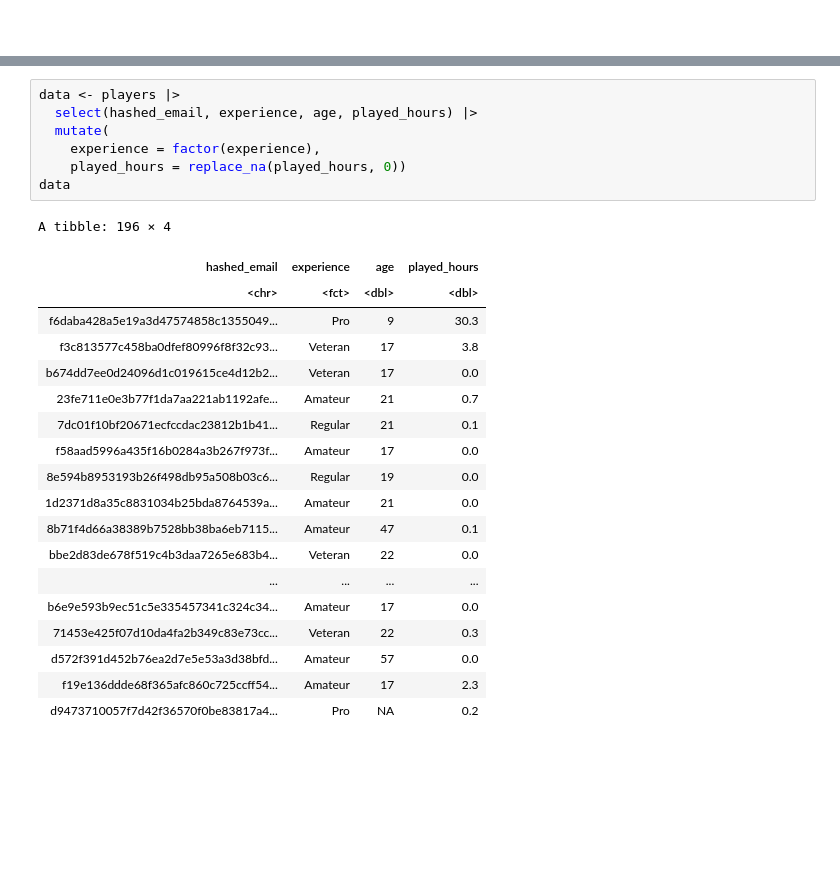
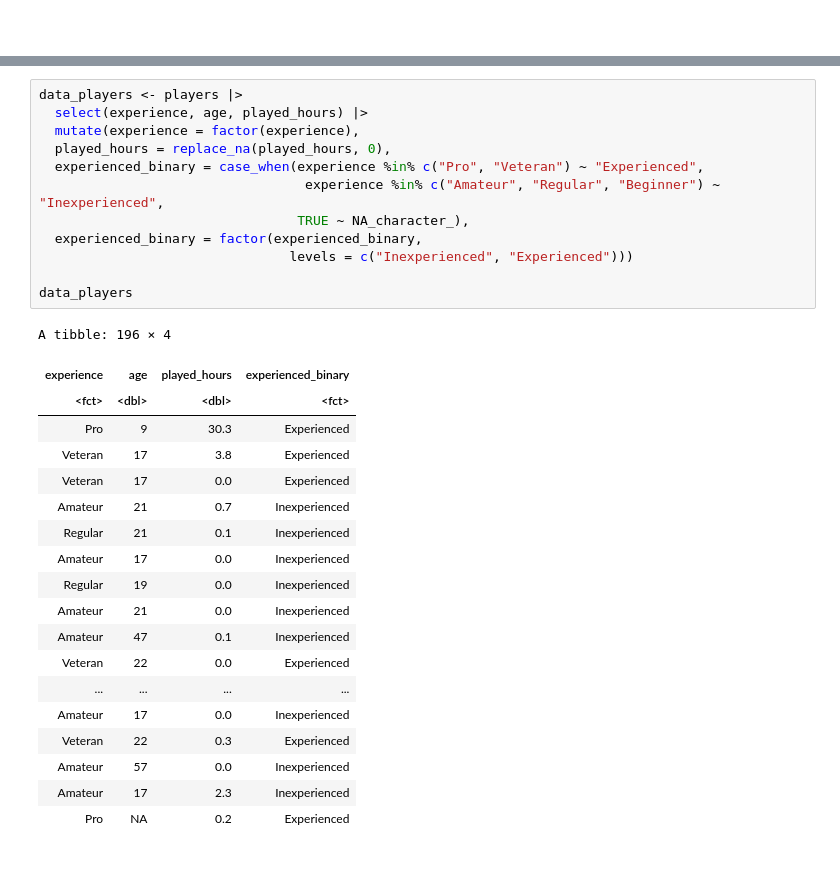
Before and after one commit to gaida123/dsci-100-008-group-6, a Jupyter notebook: DSCI 100 Group Project Methods & Results.ipynb, the cells around one changed output, grey strips where cells are left out. Saved outputs shown, nothing was run; the diff lists cells and outputs as text; blank space fills up the shorter version.

```diff
--- a/DSCI 100 Group Project Methods & Results.ipynb
+++ b/DSCI 100 Group Project Methods & Results.ipynb
@@ -63,30 +77,35 @@ A tibble: 6 × 5
 # %%
-data <- players |>
-  select(hashed_email, experience, age, played_hours) |>
-  mutate(
-    experience = factor(experience),
-    played_hours = replace_na(played_hours, 0))
-data
+data_players <- players |>
+  select(experience, age, played_hours) |>
+  mutate(experience = factor(experience),
+  played_hours = replace_na(played_hours, 0),
+  experienced_binary = case_when(experience %in% c("Pro", "Veteran") ~ "Experienced",
+                                  experience %in% c("Amateur", "Regular", "Beginner") ~ "Inexperienced",
+                                 TRUE ~ NA_character_),
+  experienced_binary = factor(experienced_binary,
+                                levels = c("Inexperienced", "Experienced")))
+
+data_players
 # %% [output]
 A tibble: 196 × 4
-| hashed_email | experience | age | played_hours |
-| <chr> | <fct> | <dbl> | <dbl> |
-| f6daba428a5e19a3d47574858c1355049... | Pro | 9 | 30.3 |
-| f3c813577c458ba0dfef80996f8f32c93... | Veteran | 17 | 3.8 |
-| b674dd7ee0d24096d1c019615ce4d12b2... | Veteran | 17 | 0.0 |
-| 23fe711e0e3b77f1da7aa221ab1192afe... | Amateur | 21 | 0.7 |
-| 7dc01f10bf20671ecfccdac23812b1b41... | Regular | 21 | 0.1 |
-| f58aad5996a435f16b0284a3b267f973f... | Amateur | 17 | 0.0 |
-| 8e594b8953193b26f498db95a508b03c6... | Regular | 19 | 0.0 |
-| 1d2371d8a35c8831034b25bda8764539a... | Amateur | 21 | 0.0 |
-| 8b71f4d66a38389b7528bb38ba6eb7115... | Amateur | 47 | 0.1 |
-| bbe2d83de678f519c4b3daa7265e683b4... | Veteran | 22 | 0.0 |
+| experience | age | played_hours | experienced_binary |
+| <fct> | <dbl> | <dbl> | <fct> |
+| Pro | 9 | 30.3 | Experienced |
+| Veteran | 17 | 3.8 | Experienced |
+| Veteran | 17 | 0.0 | Experienced |
+| Amateur | 21 | 0.7 | Inexperienced |
+| Regular | 21 | 0.1 | Inexperienced |
+| Amateur | 17 | 0.0 | Inexperienced |
+| Regular | 19 | 0.0 | Inexperienced |
+| Amateur | 21 | 0.0 | Inexperienced |
+| Amateur | 47 | 0.1 | Inexperienced |
+| Veteran | 22 | 0.0 | Experienced |
 | ... | ... | ... | ... |
-| b6e9e593b9ec51c5e335457341c324c34... | Amateur | 17 | 0.0 |
-| 71453e425f07d10da4fa2b349c83e73cc... | Veteran | 22 | 0.3 |
-| d572f391d452b76ea2d7e5e53a3d38bfd... | Amateur | 57 | 0.0 |
-| f19e136ddde68f365afc860c725ccff54... | Amateur | 17 | 2.3 |
-| d9473710057f7d42f36570f0be83817a4... | Pro | NA | 0.2 |
+| Amateur | 17 | 0.0 | Inexperienced |
+| Veteran | 22 | 0.3 | Experienced |
+| Amateur | 57 | 0.0 | Inexperienced |
+| Amateur | 17 | 2.3 | Inexperienced |
+| Pro | NA | 0.2 | Experienced |
 # %% [markdown]
 <br>
 # %% [markdown]
```
Also changed, not shown: parts of 22 cells of this notebook.
